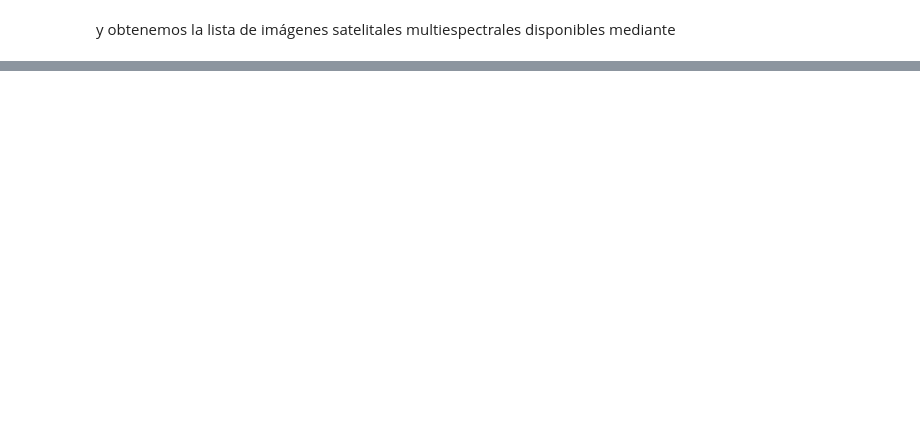
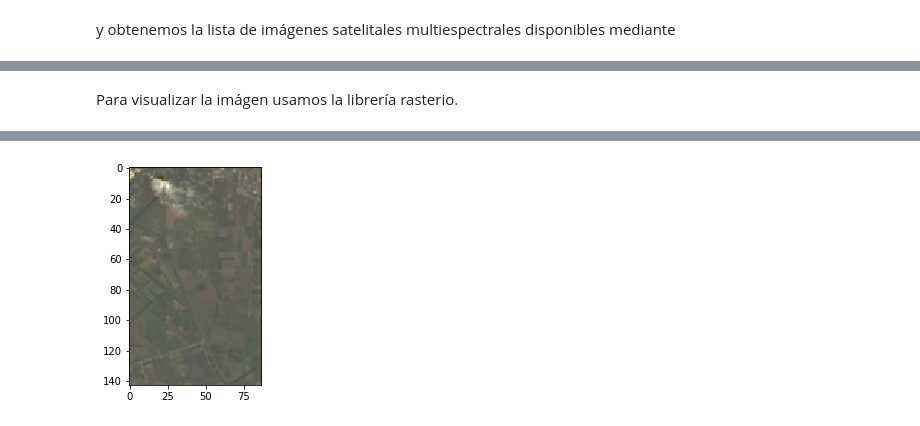
Before and after one commit to AGROSAVIA-EXTERNOS/AgRSCol, a Jupyter notebook: Documentacion/Model/consulta_lansat.ipynb, the cells around one changed output, grey strips where cells are left out. Saved outputs shown, nothing was run; the diff lists cells and outputs as text; code cells hidden in the pictures; blank space fills up the shorter version.

Commit message:
Visualización de imagen agregada

```diff
--- a/Documentacion/Model/consulta_lansat.ipynb
+++ b/Documentacion/Model/consulta_lansat.ipynb
@@ -91,0 +77,7 @@ print(f"Returned {len(items)} Items")
+# %%
+def find_asset_by_band_common_name(item, common_name):
+    for asset in item.assets.values():
+        asset_bands = eo.ext(asset).bands
+        if asset_bands and asset_bands[0].common_name == common_name:
+            return asset
+    raise KeyError(f"{common_name} band not found")
@@ -91,0 +88,6 @@ print(f"Returned {len(items)} Items")
+# %%
+asset_hrefs = [
+    find_asset_by_band_common_name(selected_item, "red").href,
+    find_asset_by_band_common_name(selected_item, "green").href,
+    find_asset_by_band_common_name(selected_item, "blue").href,
+]
@@ -91,0 +98,2 @@ print(f"Returned {len(items)} Items")
+# %%
+signed_hrefs = [pc.sign(asset_href) for asset_href in asset_hrefs]
@@ -91,0 +102,31 @@ print(f"Returned {len(items)} Items")
+# %% [markdown]
+Para visualizar la imágen usamos la librería rasterio.
+# %%
+import rasterio
+from rasterio import windows
+from rasterio import features
+from rasterio import warp
+
+import numpy as np
+from PIL import Image
+
+
+def read_band(href):
+    with rasterio.open(href) as ds:
+        aoi_bounds = features.bounds(area_of_interest)
+        warped_aoi_bounds = warp.transform_bounds("epsg:4326", ds.crs, *aoi_bounds)
+        aoi_window = windows.from_bounds(transform=ds.transform, *warped_aoi_bounds)
+        return ds.read(1, window=aoi_window)
+
+
+bands = [read_band(href) for href in signed_hrefs]
+multiband_data = np.stack(bands)
+rescaled = multiband_data.astype(float)
+min_value, max_value = rescaled.min(), rescaled.max()
+rescaled = ((rescaled - min_value) * 255) / (max_value - min_value)
+byte_data = rescaled.astype("ubyte")
+img=Image.fromarray(np.transpose(byte_data, axes=[1, 2, 0]))
+
+import matplotlib.pyplot as plt
+plt.imshow(img)
+# %% [output]
@@ -91,0 +134 @@ print(f"Returned {len(items)} Items")
+[figure, added]
```
Also changed, not shown: parts of 12 cells of this notebook.
